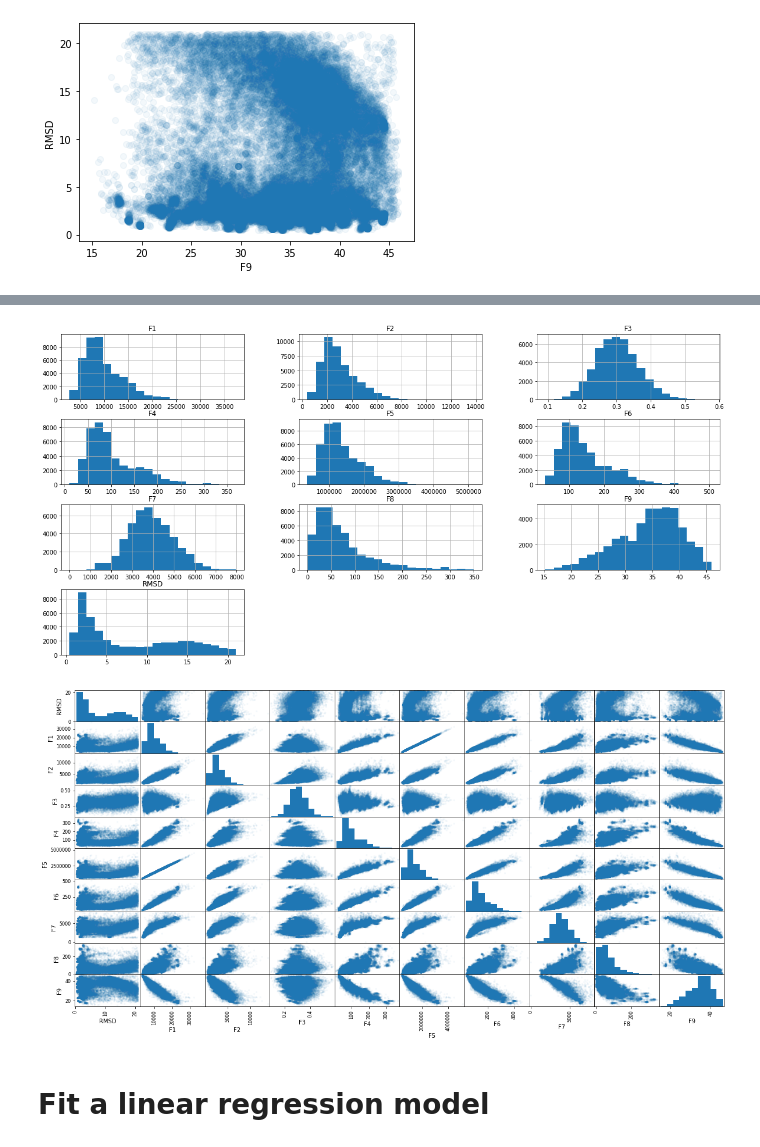
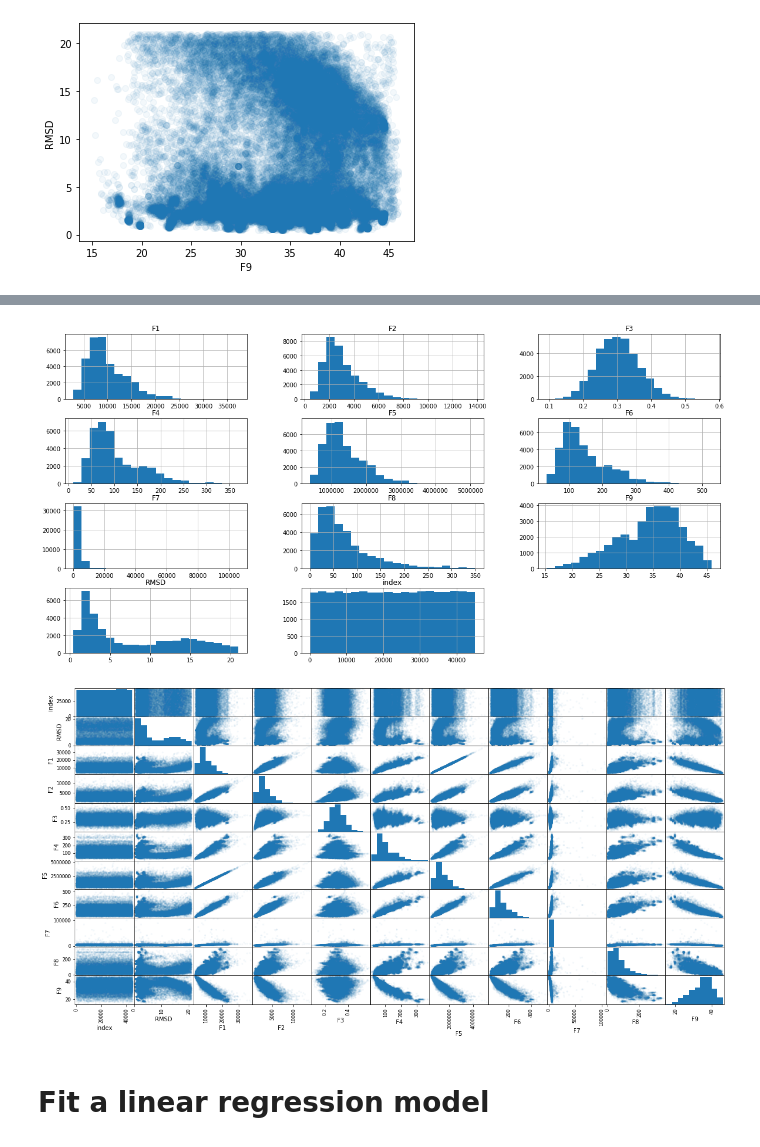
Before and after one commit to aniket-ak/Machine-Learning-CASP-Dataset, a Jupyter notebook: CASP_Exploring_Design_Space_with_pipelines.ipynb, the cells around one changed output, grey strips where cells are left out. Cells and saved outputs as stored; diff of their text form; code cells hidden in the pictures.

Commit message:
Finished with Stratified Sampling

```diff
--- a/CASP_Exploring_Design_Space_with_pipelines.ipynb
+++ b/CASP_Exploring_Design_Space_with_pipelines.ipynb
@@ -127,5 +127,3 @@ Let us for now get rid of this spurious data
 casp_cleaned = casp[casp['F9']<46]
 casp_cleaned = casp_cleaned[casp_cleaned["RMSD"] > 0.1]
 casp_cleaned = casp_cleaned.reset_index().drop("index", axis=1)
-casp_cleaned = casp_cleaned[casp_cleaned["F7"] < 8000]
-casp_cleaned = casp_cleaned[casp_cleaned["F7"] > 1000]
@@ -141,3 +133,7 @@ plt.xlabel("F9");
 plt.ylabel("RMSD");
 # %% [output]
 [figure]
+# %%
+casp_cleaned["F7_cat"] = pd.cut(casp_cleaned["F7"],
+                                bins=[-0.1, 10000, 20000, 40000, 60000, 80000, 100000, np.inf],
+                                labels = [1, 2, 3, 4, 5, 6, 7])
@@ -143,0 +156,7 @@ plt.ylabel("RMSD");
+# %%
+from sklearn.model_selection import StratifiedShuffleSplit
+
+split = StratifiedShuffleSplit(n_splits=1, test_size=0.2, random_state=42)
+for train_index, test_index in split.split(casp_cleaned, casp_cleaned["F7_cat"]):
+    casp_train_set = casp_cleaned.loc[train_index]
+    casp_test_set = casp_cleaned.loc[test_index]
@@ -144,11 +177,11 @@ plt.ylabel("RMSD");
 # %%
-casp_cleaned.hist(bins=20, figsize=(20,10));
+casp_train_set.hist(bins=20, figsize=(20,10));
 # %% [output]
-[figure, old version]
+[figure, new version]
 # %%
-pd.plotting.scatter_matrix(casp_cleaned, figsize=(20,10), alpha=0.05);
+pd.plotting.scatter_matrix(casp_train_set, figsize=(20,10), alpha=0.05);
 # %% [output]
-[figure, old version]
+[figure, new version]
 # %% [markdown]
 # Fit a linear regression model
 # %% [markdown]
```
Also changed, not shown: parts of 7 cells of this notebook.
